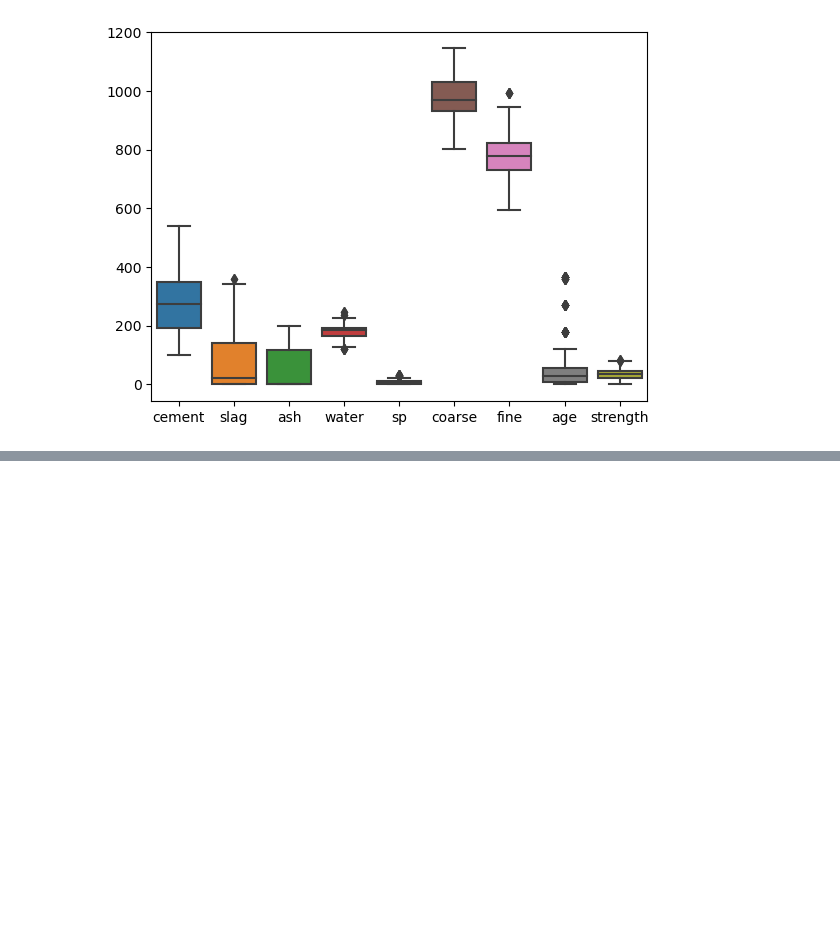
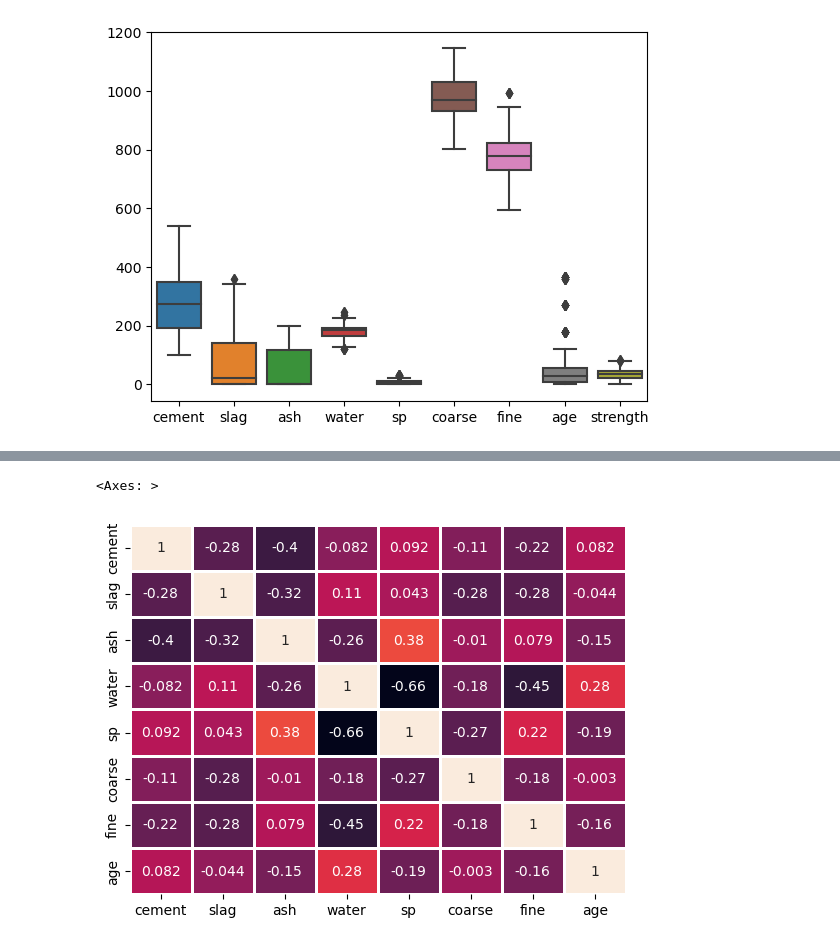
Before and after one commit to lizh1988/portfolio, a Jupyter notebook: Conc strength.ipynb, the cells around one changed output, grey strips where cells are left out. Drawn from its saved outputs; the diff is of its cells as text; code cells hidden in the pictures; blank space fills up the shorter version.

```diff
--- a/Conc strength.ipynb
+++ b/Conc strength.ipynb
@@ -60,0 +94,6 @@ fig
+# %%
+x = df.drop(['strength'],axis=1)
+sns.heatmap(data = x.corr(), annot = True, fmt = '.2g', linewidths = 1, cbar = False)
+# %% [output]
+<Axes: >
+[figure, added]
```
Also changed, not shown: parts of 29 cells of this notebook.
